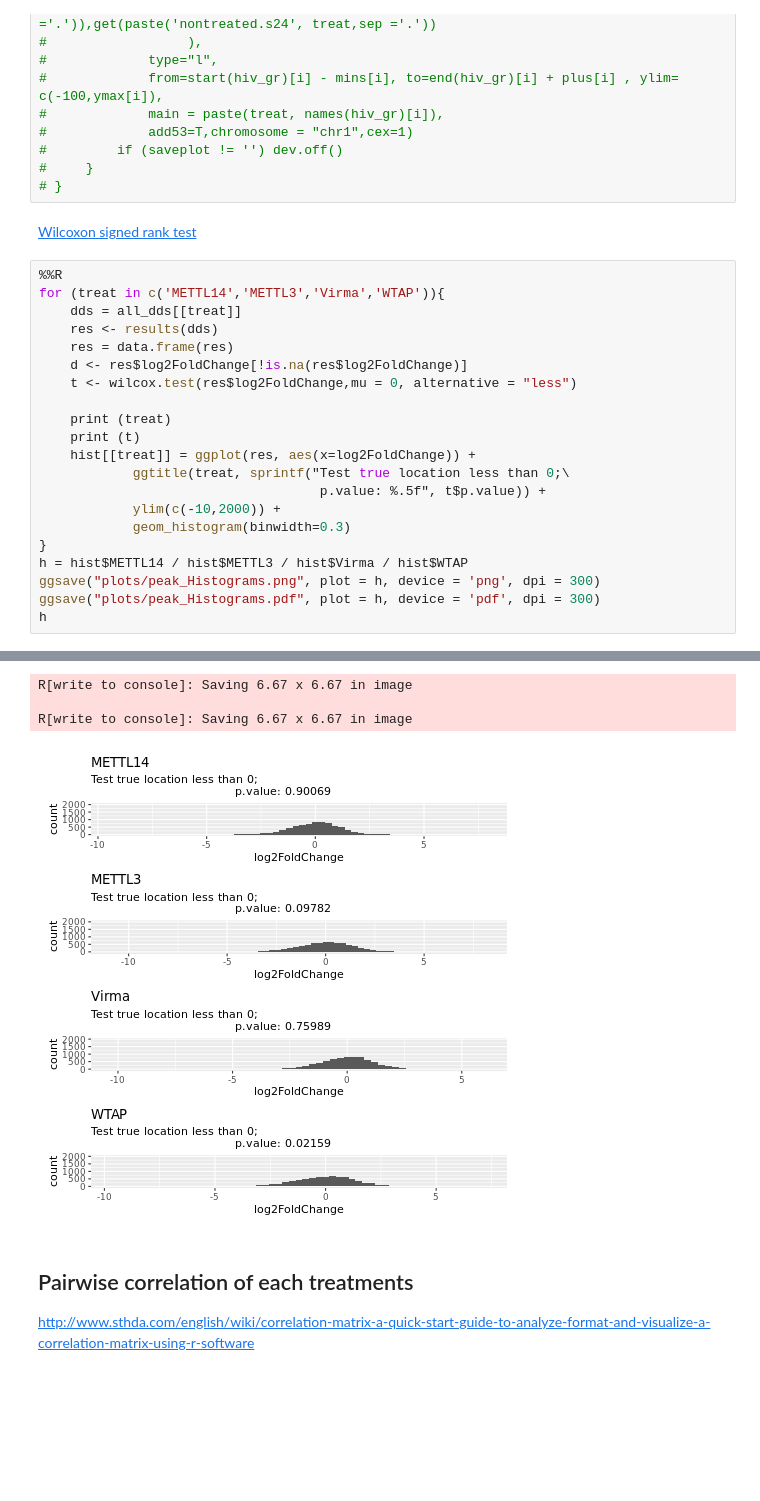
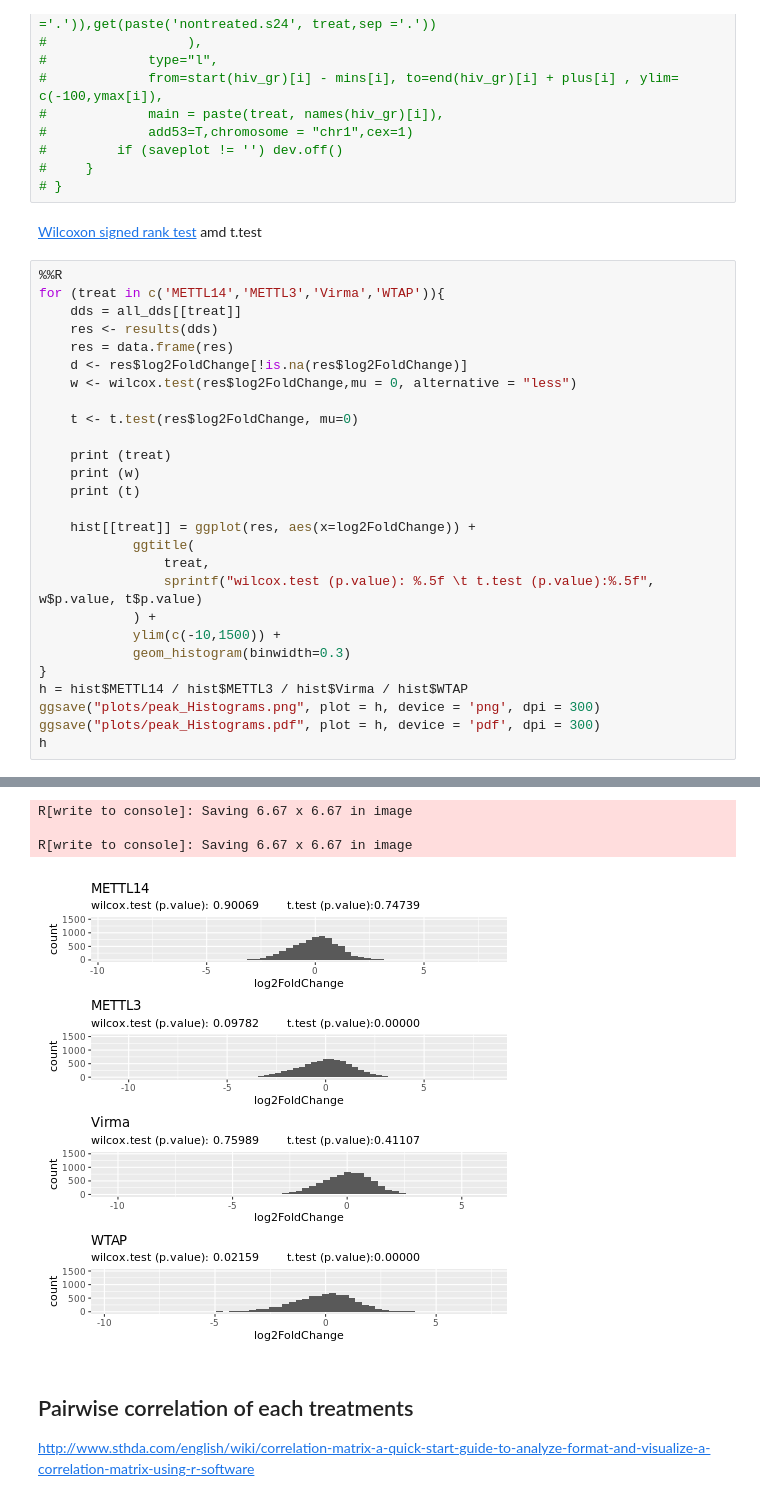
Before and after one commit to goodarzilab/Abe, a Jupyter notebook: People/Judd/notebook.ipynb, the cells around one changed output, grey strips where cells are left out. Saved outputs shown, nothing was run; the diff lists cells and outputs as text; blank space fills up the shorter version.

```diff
--- a/People/Judd/notebook.ipynb
+++ b/People/Judd/notebook.ipynb
@@ -489,7 +489,7 @@ library(GenomicFeatures )
 #     }
 # }
 # %% [markdown]
-[Wilcoxon signed rank test](http://www.sthda.com/english/wiki/one-sample-wilcoxon-signed-rank-test-in-r)
+[Wilcoxon signed rank test](http://www.sthda.com/english/wiki/one-sample-wilcoxon-signed-rank-test-in-r) amd t.test
 # %%
 %%R
 for (treat in c('METTL14','METTL3','Virma','WTAP')){
@@ -497,14 +497,20 @@ for (treat in c('METTL14','METTL3','Virma','WTAP')){
     res <- results(dds)
     res = data.frame(res)
     d <- res$log2FoldChange[!is.na(res$log2FoldChange)]
-    t <- wilcox.test(res$log2FoldChange,mu = 0, alternative = "less")
+    w <- wilcox.test(res$log2FoldChange,mu = 0, alternative = "less")
+
+    t <- t.test(res$log2FoldChange, mu=0)
 
     print (treat)
+    print (w)
     print (t)
+
     hist[[treat]] = ggplot(res, aes(x=log2FoldChange)) +
-            ggtitle(treat, sprintf("Test true location less than 0;\
-                                    p.value: %.5f", t$p.value)) +
-            ylim(c(-10,2000)) +
+            ggtitle(
+                treat,
+                sprintf("wilcox.test (p.value): %.5f \t t.test (p.value):%.5f", w$p.value, t$p.value)
+            ) +
+            ylim(c(-10,1500)) +
             geom_histogram(binwidth=0.3)
 }
 h = hist$METTL14 / hist$METTL3 / hist$Virma / hist$WTAP
@@ -532,7 +538,7 @@ alternative hypothesis: true location is less than 0
 R[write to console]: Saving 6.67 x 6.67 in image
 
 R[write to console]: Saving 6.67 x 6.67 in image
-[figure, old version]
+[figure, new version]
 # %% [markdown]
 ## Pairwise correlation of each treatments
 http://www.sthda.com/english/wiki/correlation-matrix-a-quick-start-guide-to-analyze-format-and-visualize-a-correlation-matrix-using-r-software
```
Also changed, not shown: parts of 7 cells of this notebook, 7 other files.
